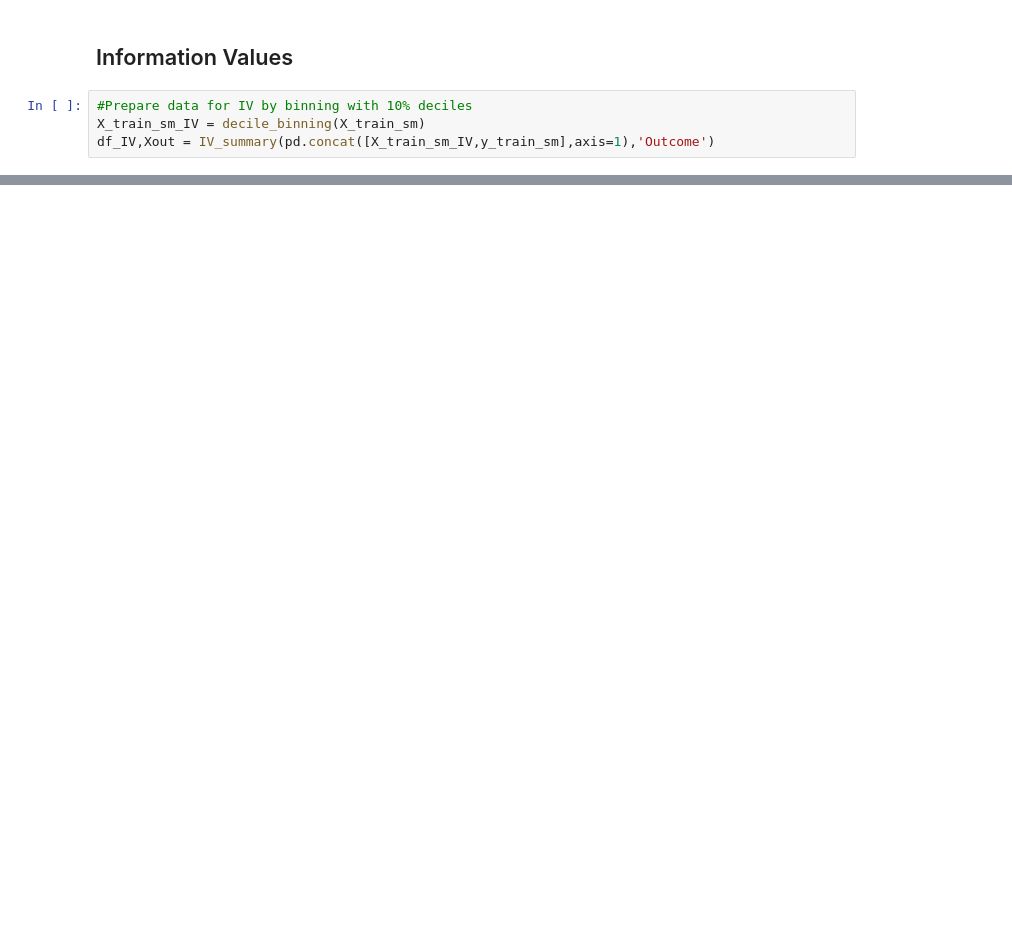
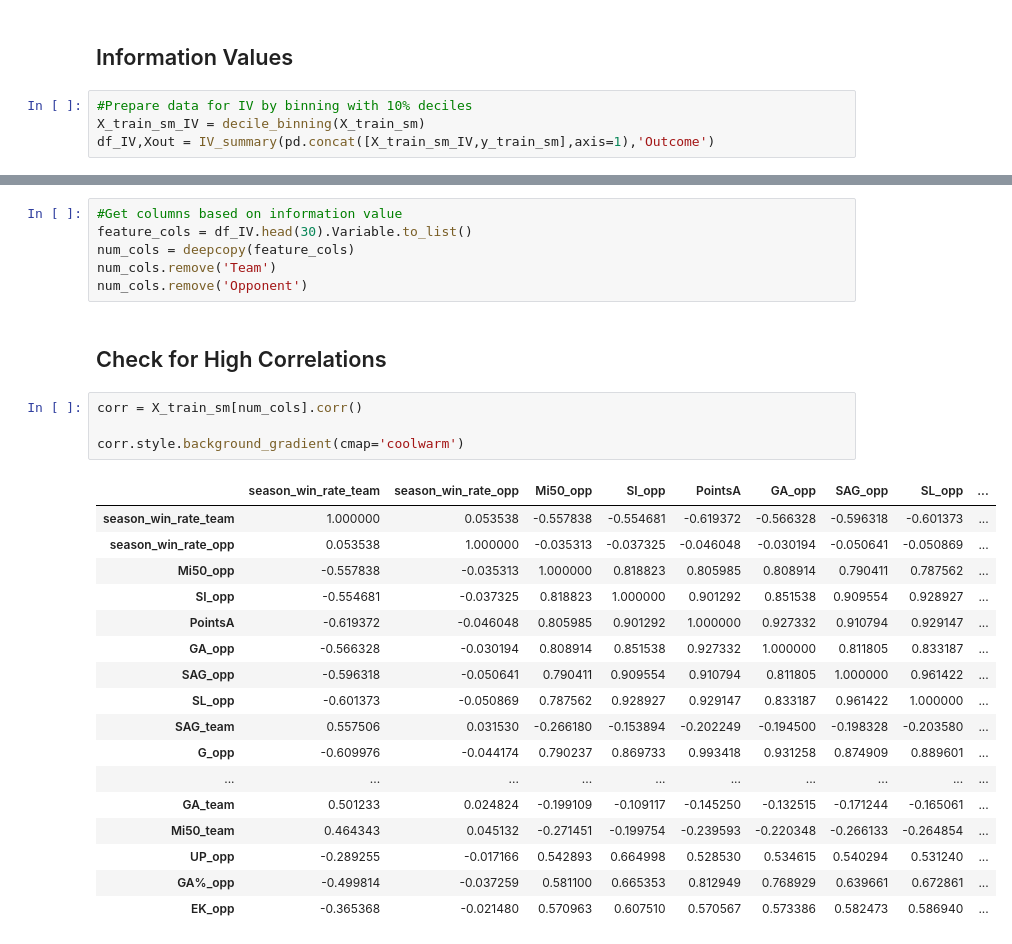
Before and after one commit to SpicyBolas/AFL-Analytics-Project, a Jupyter notebook: Analysis/Approach2_TopDownAverages_past5rounds.ipynb, the cells around one changed output, grey strips where cells are left out. Cells and saved outputs as stored; diff of their text form; blank space fills up the shorter version.

```diff
--- a/Analysis/Approach2_TopDownAverages_past5rounds.ipynb
+++ b/Analysis/Approach2_TopDownAverages_past5rounds.ipynb
@@ -392,0 +106,30 @@ i50s_team1 + i50s_team3 + Team + Opponent", data=Xv2_train).fit()
+# %%
+#Get columns based on information value
+feature_cols = df_IV.head(30).Variable.to_list()
+num_cols = deepcopy(feature_cols)
+num_cols.remove('Team')
+num_cols.remove('Opponent')
+# %% [markdown]
+## Check for High Correlations
+# %%
+corr = X_train_sm[num_cols].corr()
+
+corr.style.background_gradient(cmap='coolwarm')
+# %% [output]
+|  | season_win_rate_team | season_win_rate_opp | Mi50_opp | SI_opp | PointsA | GA_opp | SAG_opp | SL_opp | ... |
+| season_win_rate_team | 1.000000 | 0.053538 | -0.557838 | -0.554681 | -0.619372 | -0.566328 | -0.596318 | -0.601373 | ... |
+| season_win_rate_opp | 0.053538 | 1.000000 | -0.035313 | -0.037325 | -0.046048 | -0.030194 | -0.050641 | -0.050869 | ... |
+| Mi50_opp | -0.557838 | -0.035313 | 1.000000 | 0.818823 | 0.805985 | 0.808914 | 0.790411 | 0.787562 | ... |
+| SI_opp | -0.554681 | -0.037325 | 0.818823 | 1.000000 | 0.901292 | 0.851538 | 0.909554 | 0.928927 | ... |
+| PointsA | -0.619372 | -0.046048 | 0.805985 | 0.901292 | 1.000000 | 0.927332 | 0.910794 | 0.929147 | ... |
+| GA_opp | -0.566328 | -0.030194 | 0.808914 | 0.851538 | 0.927332 | 1.000000 | 0.811805 | 0.833187 | ... |
+| SAG_opp | -0.596318 | -0.050641 | 0.790411 | 0.909554 | 0.910794 | 0.811805 | 1.000000 | 0.961422 | ... |
+| SL_opp | -0.601373 | -0.050869 | 0.787562 | 0.928927 | 0.929147 | 0.833187 | 0.961422 | 1.000000 | ... |
+| SAG_team | 0.557506 | 0.031530 | -0.266180 | -0.153894 | -0.202249 | -0.194500 | -0.198328 | -0.203580 | ... |
+| G_opp | -0.609976 | -0.044174 | 0.790237 | 0.869733 | 0.993418 | 0.931258 | 0.874909 | 0.889601 | ... |
+| ... | ... | ... | ... | ... | ... | ... | ... | ... | ... |
+| GA_team | 0.501233 | 0.024824 | -0.199109 | -0.109117 | -0.145250 | -0.132515 | -0.171244 | -0.165061 | ... |
+| Mi50_team | 0.464343 | 0.045132 | -0.271451 | -0.199754 | -0.239593 | -0.220348 | -0.266133 | -0.264854 | ... |
+| UP_opp | -0.289255 | -0.017166 | 0.542893 | 0.664998 | 0.528530 | 0.534615 | 0.540294 | 0.531240 | ... |
+| GA%_opp | -0.499814 | -0.037259 | 0.581100 | 0.665353 | 0.812949 | 0.768929 | 0.639661 | 0.672861 | ... |
+| EK_opp | -0.365368 | -0.021480 | 0.570963 | 0.607510 | 0.570567 | 0.573386 | 0.582473 | 0.586940 | ... |
```
Also changed, not shown: parts of 138 cells of this notebook, 4 other files.
